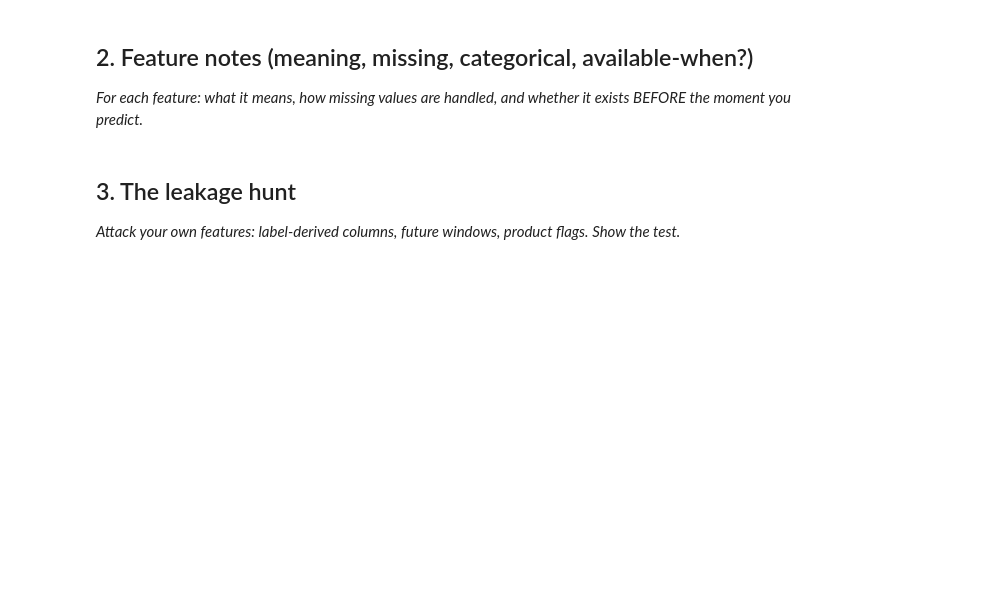
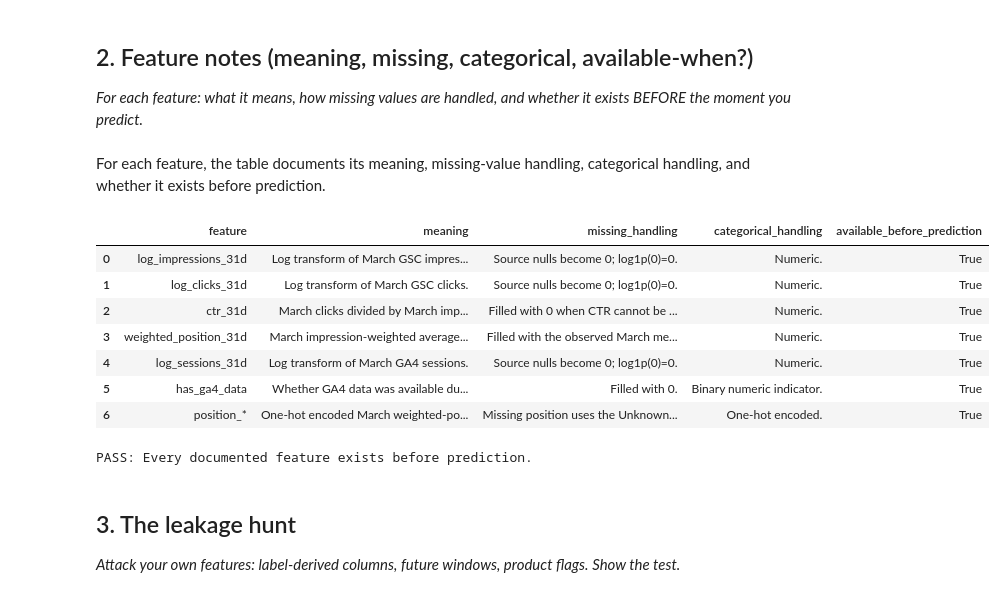
Before and after one commit to Mohidraheel/Machine-Learning-Practice, a Jupyter notebook: work/notebooks/w03_feature_leakage_check.ipynb, the cells around one changed output. Drawn from its saved outputs; the diff is of its cells as text; code cells hidden in the pictures; blank space fills up the shorter version.

```diff
--- a/work/notebooks/w03_feature_leakage_check.ipynb
+++ b/work/notebooks/w03_feature_leakage_check.ipynb
@@ -14,6 +333,76 @@ This skeleton is yours to fill. Work the sections **in order** — each one has
 ## 2. Feature notes (meaning, missing, categorical, available-when?)
 
 *For each feature: what it means, how missing values are handled, and whether it exists BEFORE the moment you predict.*
+# %% [markdown]
+
+For each feature, the table documents its meaning, missing-value handling, categorical handling, and whether it exists before prediction.
+# %%
+feature_notes = pd.DataFrame([
+    {
+        "feature": "log_impressions_31d",
+        "meaning": "Log transform of March GSC impressions.",
+        "missing_handling": "Source nulls become 0; log1p(0)=0.",
+        "categorical_handling": "Numeric.",
+        "available_before_prediction": True,
+    },
+    {
+        "feature": "log_clicks_31d",
+        "meaning": "Log transform of March GSC clicks.",
+        "missing_handling": "Source nulls become 0; log1p(0)=0.",
+        "categorical_handling": "Numeric.",
+        "available_before_prediction": True,
+    },
+    {
+        "feature": "ctr_31d",
+        "meaning": "March clicks divided by March impressions.",
+        "missing_handling": "Filled with 0 when CTR cannot be calculated.",
+        "categorical_handling": "Numeric.",
+        "available_before_prediction": True,
+    },
+    {
+        "feature": "weighted_position_31d",
+        "meaning": "March impression-weighted average search position.",
+        "missing_handling": "Filled with the observed March median.",
+        "categorical_handling": "Numeric.",
+        "available_before_prediction": True,
+    },
+    {
+        "feature": "log_sessions_31d",
+        "meaning": "Log transform of March GA4 sessions.",
+        "missing_handling": "Source nulls become 0; log1p(0)=0.",
+        "categorical_handling": "Numeric.",
+        "available_before_prediction": True,
+    },
+    {
+        "feature": "has_ga4_data",
+        "meaning": "Whether GA4 data was available during March.",
+        "missing_handling": "Filled with 0.",
+        "categorical_handling": "Binary numeric indicator.",
+        "available_before_prediction": True,
+    },
+    {
+        "feature": "position_*",
+        "meaning": "One-hot encoded March weighted-position bucket.",
+        "missing_handling": "Missing position uses the Unknown bucket.",
+        "categorical_handling": "One-hot encoded.",
+        "available_before_prediction": True,
+    },
+])
+
+display(feature_notes)
+
+assert feature_notes["available_before_prediction"].all()
+print("PASS: Every documented feature exists before prediction.")
+# %% [output]
+|  | feature | meaning | missing_handling | categorical_handling | available_before_prediction |
+| 0 | log_impressions_31d | Log transform of March GSC impres... | Source nulls become 0; log1p(0)=0. | Numeric. | True |
+| 1 | log_clicks_31d | Log transform of March GSC clicks. | Source nulls become 0; log1p(0)=0. | Numeric. | True |
+| 2 | ctr_31d | March clicks divided by March imp... | Filled with 0 when CTR cannot be ... | Numeric. | True |
+| 3 | weighted_position_31d | March impression-weighted average... | Filled with the observed March me... | Numeric. | True |
+| 4 | log_sessions_31d | Log transform of March GA4 sessions. | Source nulls become 0; log1p(0)=0. | Numeric. | True |
+| 5 | has_ga4_data | Whether GA4 data was available du... | Filled with 0. | Binary numeric indicator. | True |
+| 6 | position_* | One-hot encoded March weighted-po... | Missing position uses the Unknown... | One-hot encoded. | True |
+PASS: Every documented feature exists before prediction.
 # %% [markdown]
 ## 3. The leakage hunt
 
```
Also changed, not shown: parts of 15 cells of this notebook.
